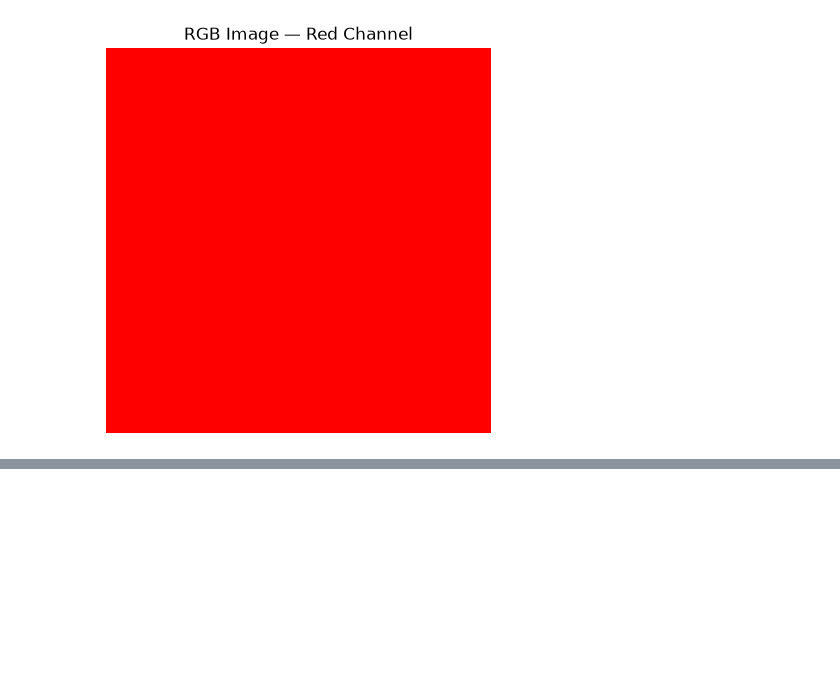
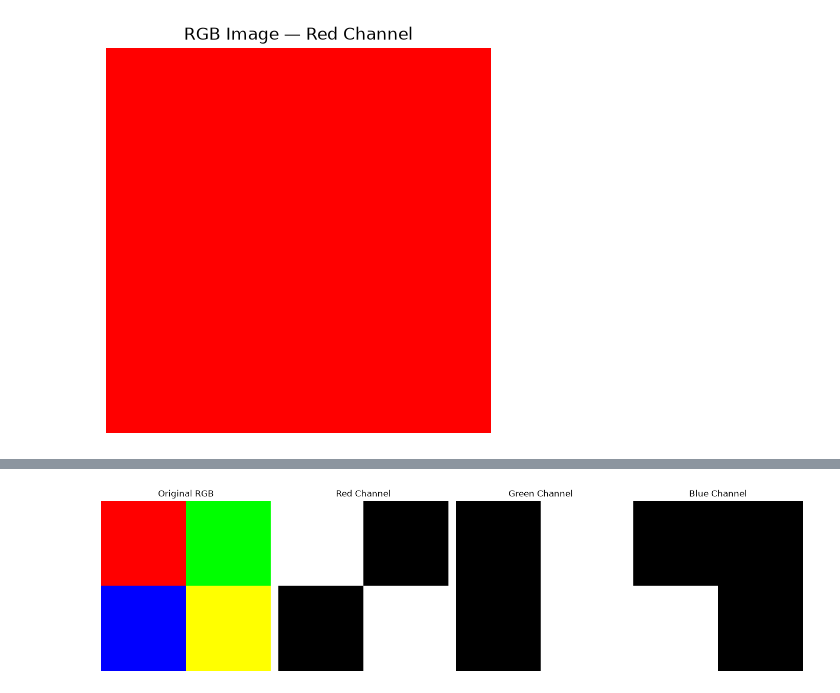
Before and after one commit to dmurray-data/computer-vision-satellite-classification, a Jupyter notebook: notebooks/01_computer_vision_fundamentals.ipynb, the cells around one changed output, grey strips where cells are left out. Drawn from its saved outputs; the diff is of its cells as text; code cells hidden in the pictures; blank space fills up the shorter version.

```diff
--- a/notebooks/01_computer_vision_fundamentals.ipynb
+++ b/notebooks/01_computer_vision_fundamentals.ipynb
@@ -112,0 +137,28 @@ plt.show()
+# %%
+# extract rgb channels
+
+red_channel = image[:, :, 0]
+green_channel = image[:, :, 1]
+blue_channel = image[:, :, 2]
+
+fig, axes = plt.subplots(1, 4, figsize=(14, 4))
+
+axes[0].imshow(image)
+axes[0].set_title("Original RGB")
+
+axes[1].imshow(red_channel, cmap="gray", vmin=0, vmax=255)
+axes[1].set_title("Red Channel")
+
+axes[2].imshow(green_channel, cmap="gray", vmin=0, vmax=255)
+axes[2].set_title("Green Channel")
+
+axes[3].imshow(blue_channel, cmap="gray", vmin=0, vmax=255)
+axes[3].set_title("Blue Channel")
+
+for ax in axes:
+    ax.axis("off")
+
+plt.tight_layout()
+plt.show()
+# %% [output]
+[figure, added]
```
Also changed, not shown: parts of 2 cells of this notebook.
